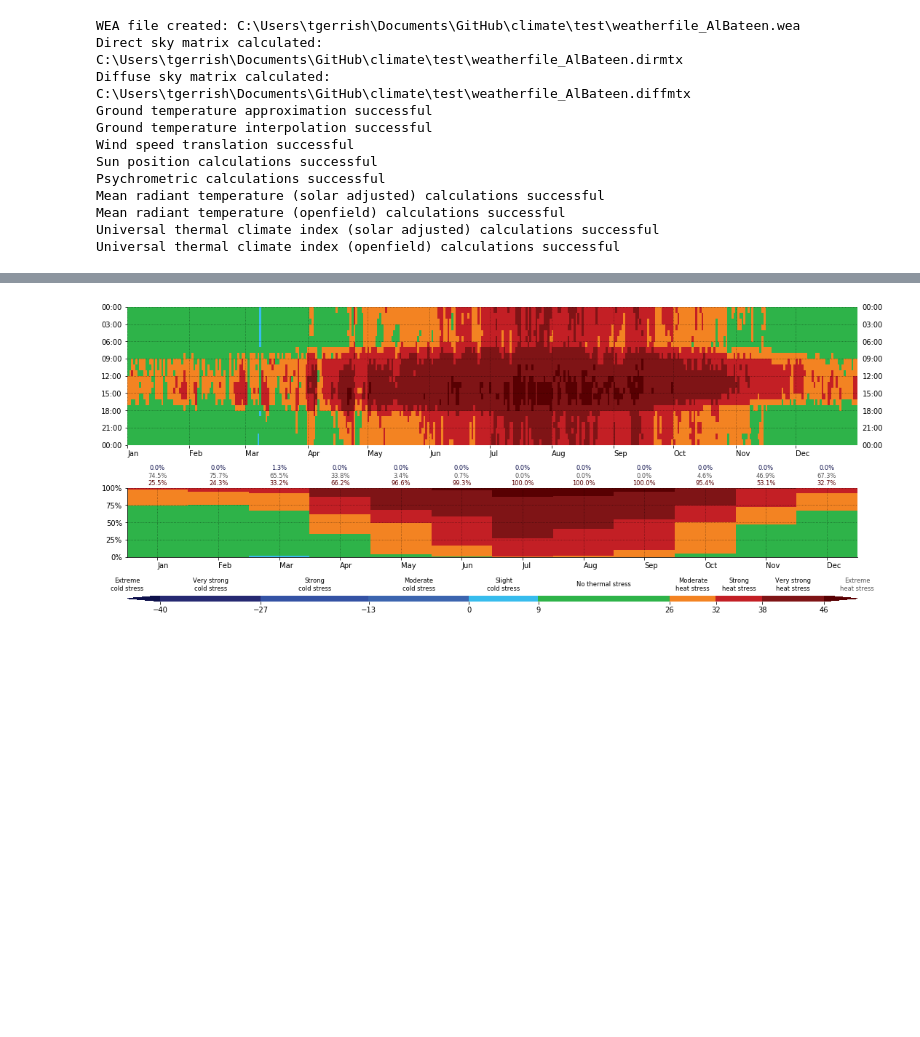
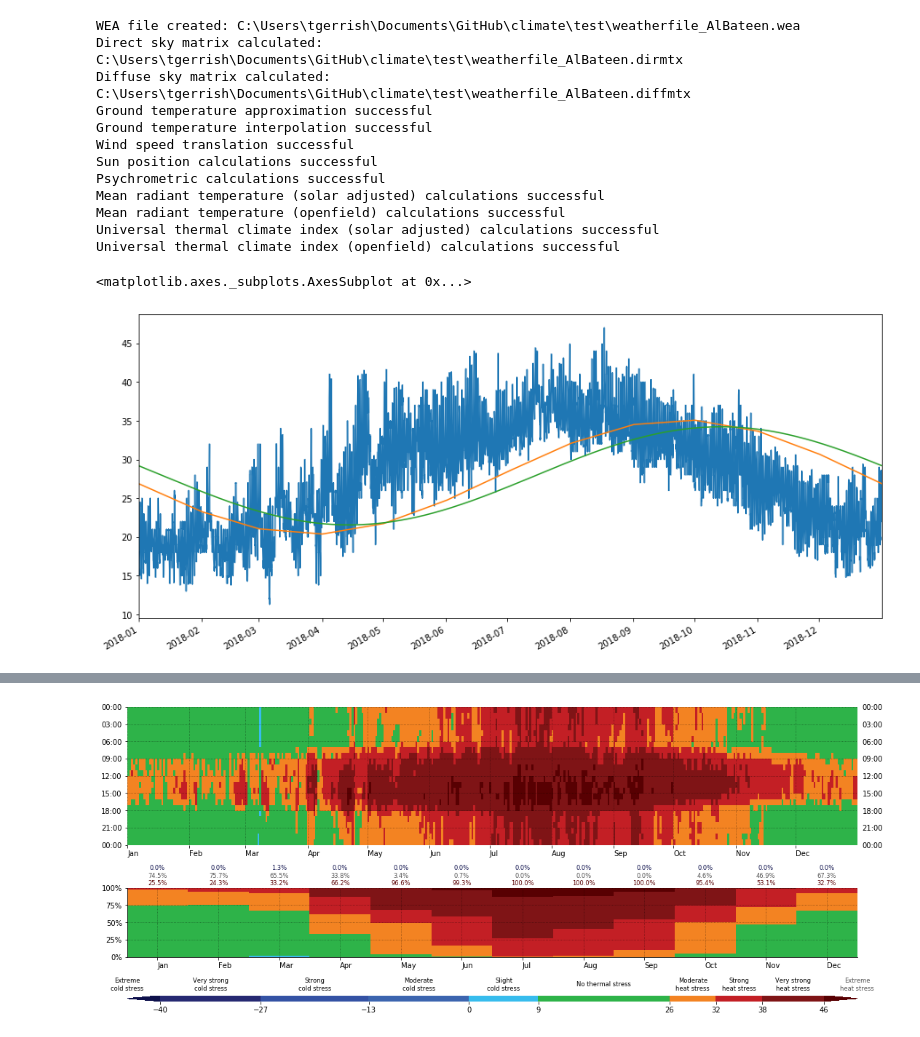
Before and after one commit to cycle13/climate, a Jupyter notebook: test.ipynb, the cells around one changed output, grey strips where cells are left out. Drawn from its saved outputs; the diff is of its cells as text; code cells hidden in the pictures; blank space fills up the shorter version.

```diff
--- a/test.ipynb
+++ b/test.ipynb
@@ -45,3 +45,14 @@ Mean radiant temperature (solar adjusted) calculations successful
 Mean radiant temperature (openfield) calculations successful
 Universal thermal climate index (solar adjusted) calculations successful
 Universal thermal climate index (openfield) calculations successful
+# %%
+fig, ax = plt.subplots(1, 1, figsize=(15, 7))
+weather.dry_bulb_temperature.plot()
+weather.ground_temperature_500_weatherfile.plot()
+weather.ground_temperature_calculated.plot()
+
+# weather.dry_bulb_temperature[weather.wind_speed <= 1].plot()
+# print(weather.dry_bulb_temperature)
+# %% [output]
+<matplotlib.axes._subplots.AxesSubplot at 0x...>
+[figure, added]
```
Also changed, not shown: parts of 1 cell of this notebook, 14 other files.
